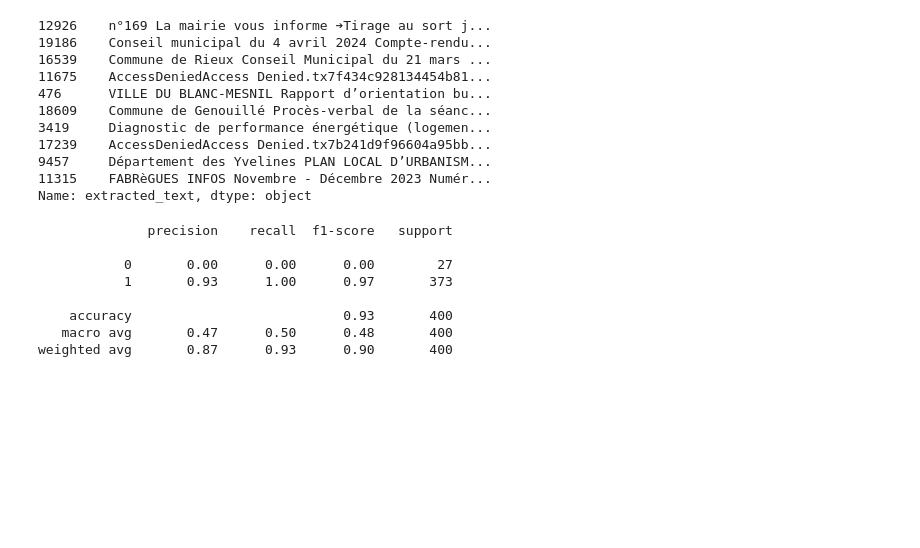
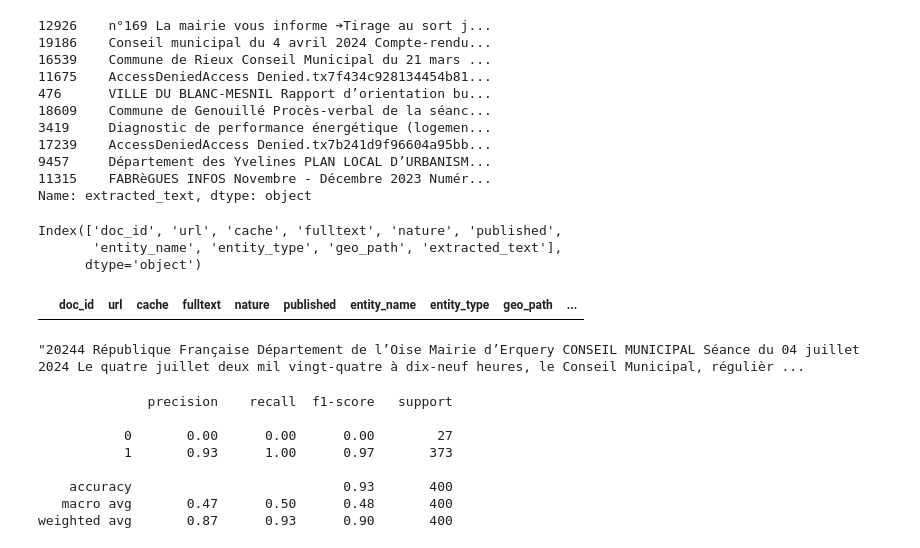
Before and after one commit to alberto-lorente/Council-Minutes, a Jupyter notebook: notebook.ipynb, the cells around one changed output. Drawn from its saved outputs; the diff is of its cells as text; code cells hidden in the pictures; blank space fills up the shorter version.

Commit message:
added the entire scraped dataset

```diff
--- a/notebook.ipynb
+++ b/notebook.ipynb
@@ -76,6 +76,25 @@ print(df['extracted_text'].head(10))
 9457     Département des Yvelines PLAN LOCAL D’URBANISM...
 11315    FABRèGUES INFOS Novembre - Décembre 2023 Numér...
 Name: extracted_text, dtype: object
+# %%
+# Loading the entire dataset
+df = pd.read_csv('dataset_full_texts.csv')
+# %%
+df.columns
+# %% [output]
+Index(['doc_id', 'url', 'cache', 'fulltext', 'nature', 'published',
+       'entity_name', 'entity_type', 'geo_path', 'extracted_text'],
+      dtype='object')
+# %%
+# checking the entire dataset has the full text
+
+df[df["extracted_text"].isna()]
+# %% [output]
+|  | doc_id | url | cache | fulltext | nature | published | entity_name | entity_type | geo_path | ... |
+# %%
+df["extracted_text"].iloc[-1]
+# %% [output]
+"20244 République Française Département de l’Oise Mairie d’Erquery CONSEIL MUNICIPAL Séance du 04 juillet 2024 Le quatre juillet deux mil vingt-quatre à dix-neuf heures, le Conseil Municipal, régulièr ...
 # %%
 
 # Create a binary label
```
Also changed, not shown: parts of 2 cells of this notebook, 2 other files.
